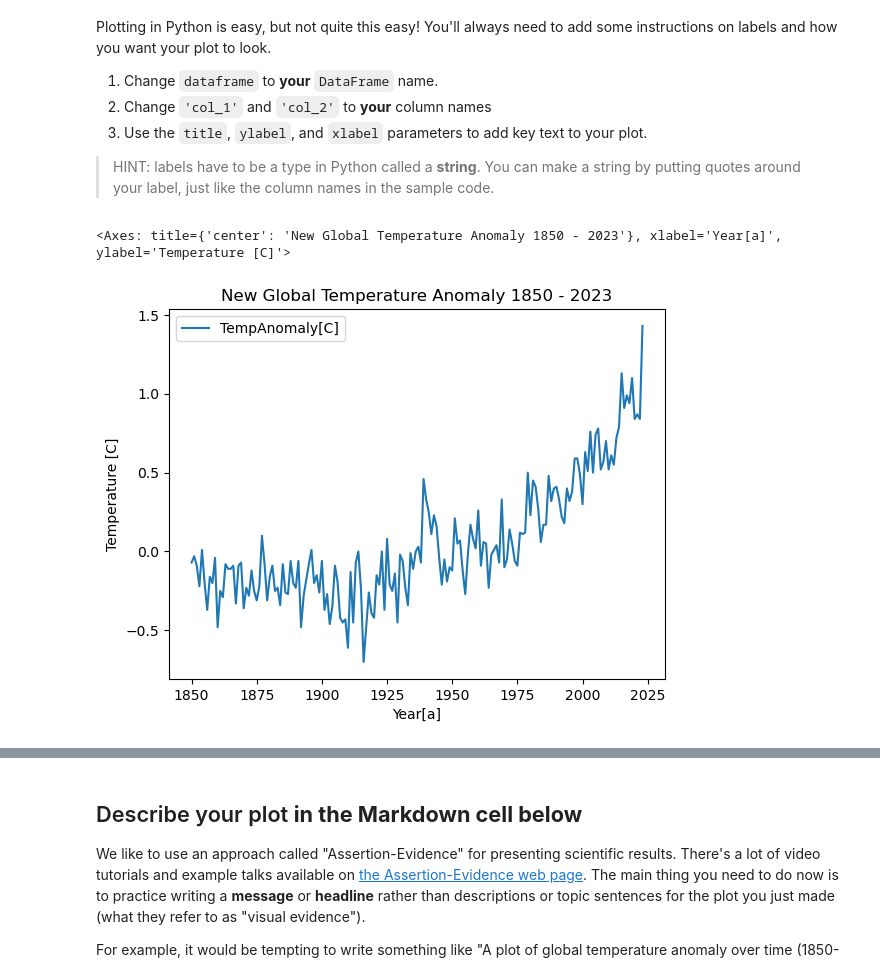
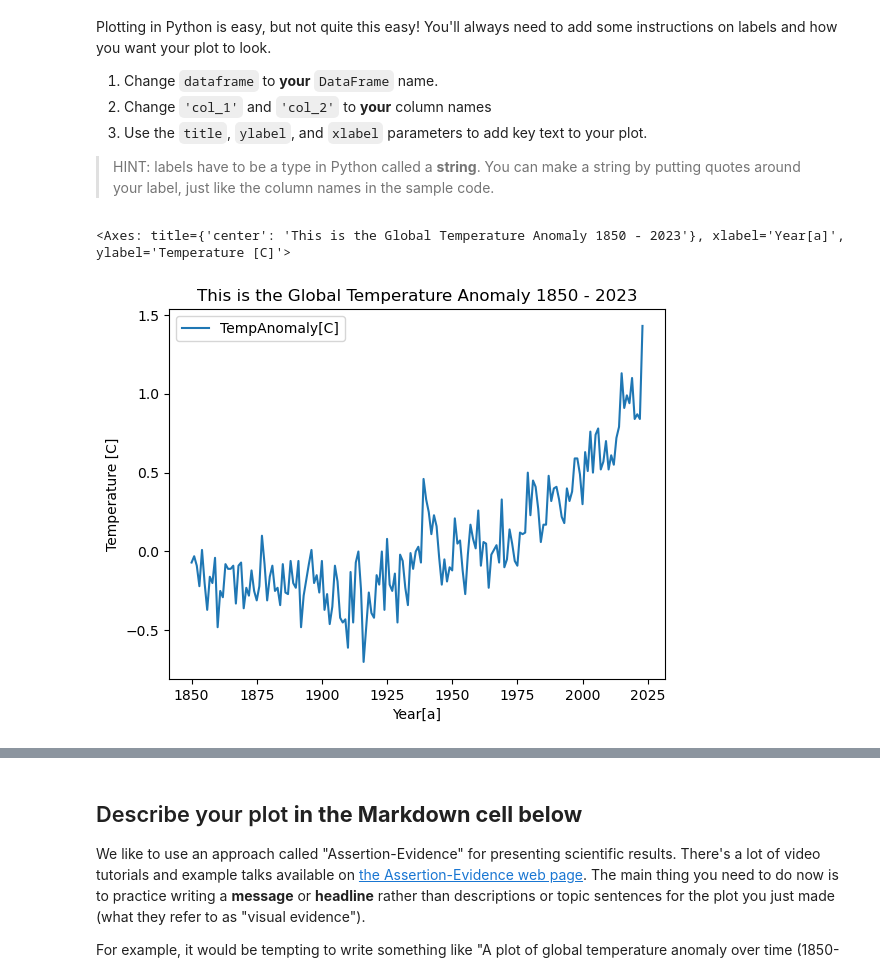
Before and after one commit to AGomezPrada/01-geopark-get-started-reproducible-science-template, a Jupyter notebook: Get Started with Open Reproducible Science!.ipynb, the cells around one changed output, grey strips where cells are left out. Drawn from its saved outputs; the diff is of its cells as text; code cells hidden in the pictures.

Commit message:
NewPlot

```diff
--- a/Get Started with Open Reproducible Science!.ipynb
+++ b/Get Started with Open Reproducible Science!.ipynb
@@ -354,8 +354,8 @@ Plotting in Python is easy, but not quite this easy! You'll always need to add s
 > HINT: labels have to be a type in Python called a **string**. You can make a string by putting quotes around your label, just like the column names in the sample code.
 # %%
 dataframe.plot(x='Date', y='TempAnomaly[C]',
-               title='New Global Temperature Anomaly 1850 - 2023',
+               title='This is the Global Temperature Anomaly 1850 - 2023',
                ylabel='Temperature [C]', xlabel='Year[a]')
 # %% [output]
-<Axes: title={'center': 'New Global Temperature Anomaly 1850 - 2023'}, xlabel='Year[a]', ylabel='Temperature [C]'>
+<Axes: title={'center': 'This is the Global Temperature Anomaly 1850 - 2023'}, xlabel='Year[a]', ylabel='Temperature [C]'>
-[figure, old version]
+[figure, new version]
```
Also changed, not shown: parts of 2 cells of this notebook.
